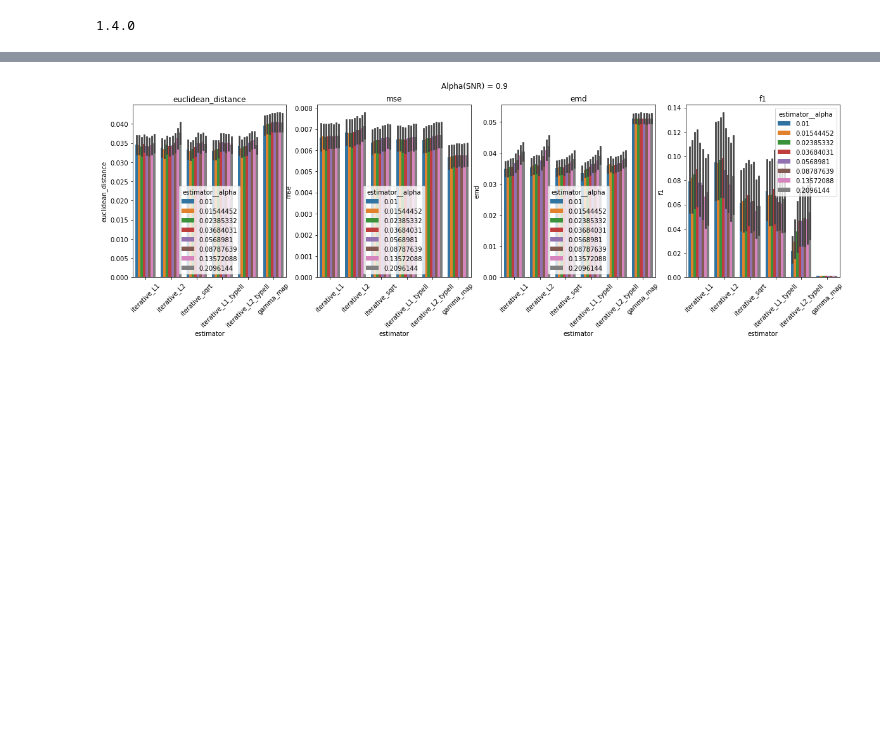
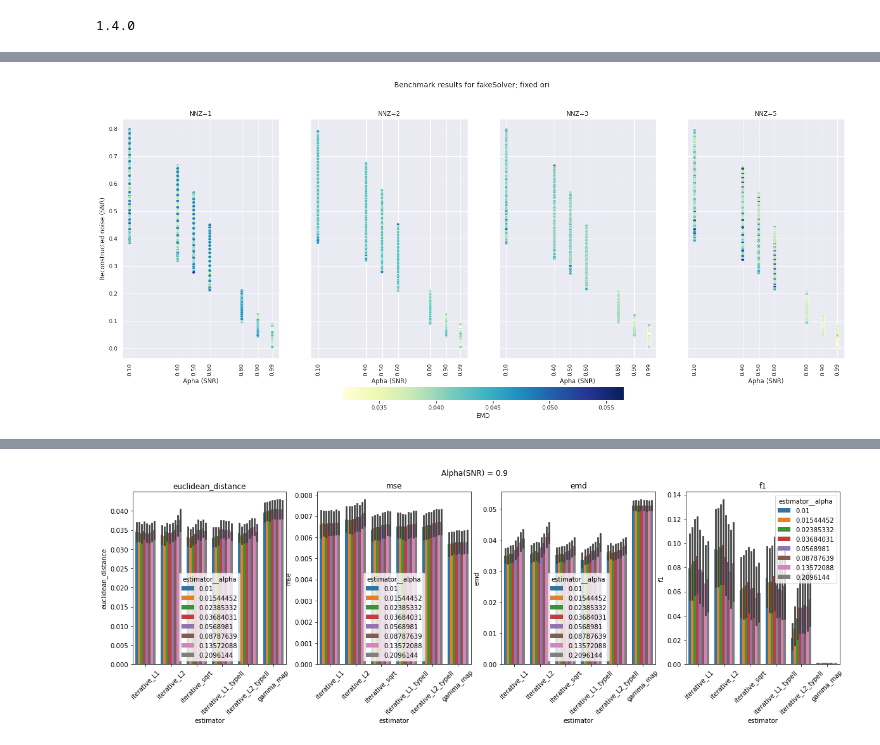
Before and after one commit to braindatalab/BSI-Zoo, a Jupyter notebook: plot_benchmark_metrics.ipynb, the cells around one changed output, grey strips where cells are left out. Saved outputs shown, nothing was run; the diff lists cells and outputs as text; code cells hidden in the pictures; blank space fills up the shorter version.

```diff
--- a/plot_benchmark_metrics.ipynb
+++ b/plot_benchmark_metrics.ipynb
@@ -53,0 +75,33 @@ df_results_free.shape
+# %%
+
+sns.set()
+# tips = sns.load_dataset("tips")
+# plt.figure(figsize=(12, 12))
+fig, axs = plt.subplots(1, len(df_results_fixed['nnz'].unique()), figsize=(25, 10), sharey=True)
+for i, nnzi in enumerate(df_results_fixed['nnz'].unique()):
+
+    data = df_results_fixed[df_results_fixed['nnz']==nnzi]
+    ax = sns.scatterplot(y="reconstructed_noise", x="alpha", hue="emd",
+                        palette='YlGnBu', data=data, ax=axs[i], legend=False)
+    # set x ticks for each subplot
+    axs[i].set_xticks(df_results_fixed['alpha'].unique())
+    # xticks vertical
+    axs[i].tick_params(axis='x', rotation=90)
+    # xlabel
+    axs[i].set_xlabel('Apha (SNR)')
+    axs[i].set_ylabel('Reconstructed noise (SNR)')
+    axs[i].set_title(f'NNZ={nnzi}')
+
+norm = plt.Normalize(data['emd'].min(), data['emd'].max())
+sm = plt.cm.ScalarMappable(cmap="YlGnBu", norm=norm)
+sm.set_array([])
+fig.colorbar(sm, ax=axs, orientation='horizontal', fraction=0.05, pad=0.1, label='EMD')
+# set colorbar label
+# set title
+fig.suptitle('Benchmark results for fakeSolver; fixed ori', fontsize=14)
+
+# axs.figure.colorbar(sm)
+
+plt.show()
+# %% [output]
+[figure, added]
```
Also changed, not shown: parts of 10 cells of this notebook, 4 other files.
